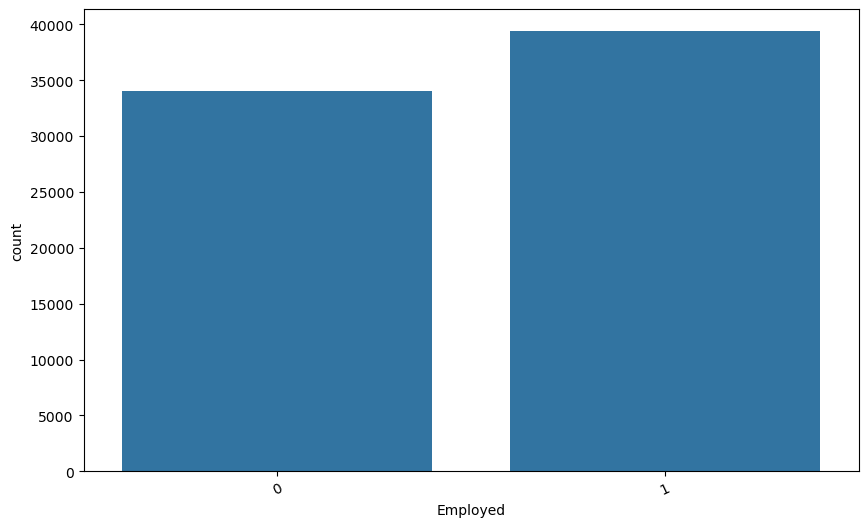
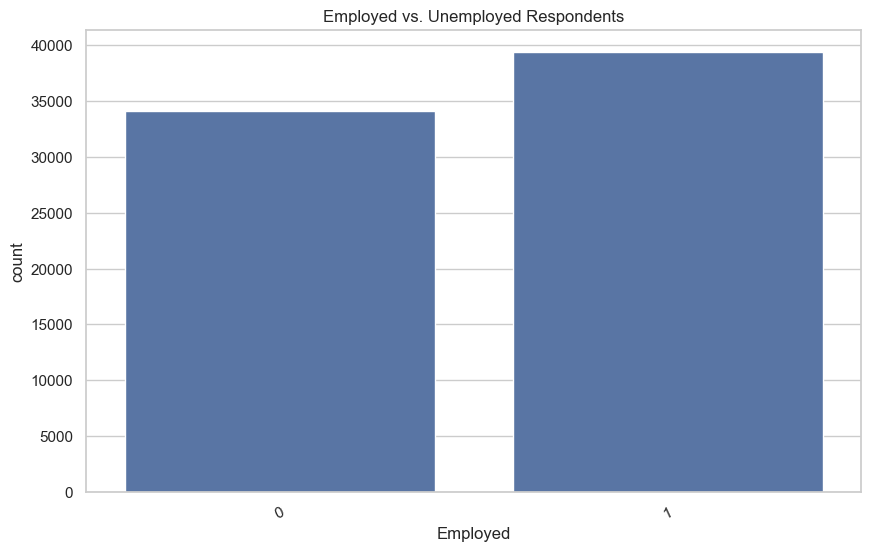
The notebook cell's code change between the first figure and the second:
--- before
+++ after
@@ -3,9 +3,10 @@
 
 edu_emp = df.groupby('EdLevel')['Employed'].mean().sort_values()
-
 plt.figure(figsize=(10,6))
 
 sns.countplot(data=df,x='Employed')
 
+plt.title("Employed vs. Unemployed Respondents")
+
 plt.xticks(rotation=25)
 

Commit: added small descriptions within EDA, correcting typos